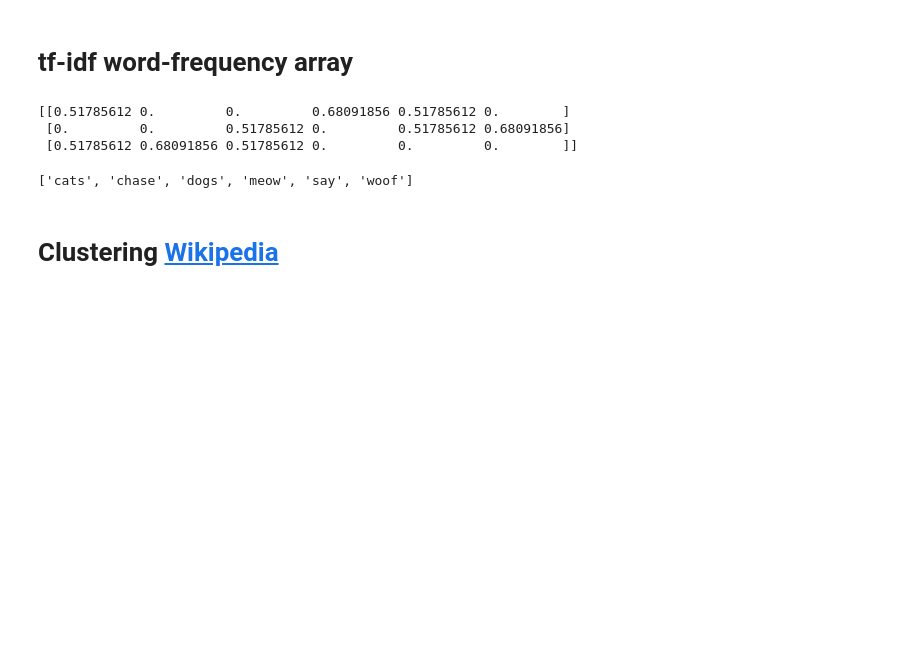
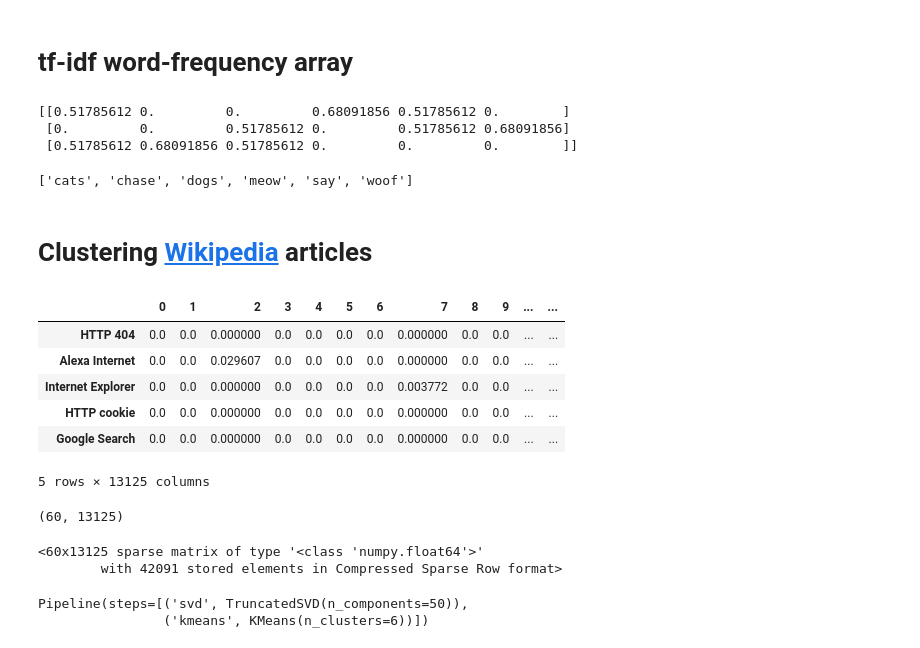
Before and after one commit to loujoseftan/DCML, a Jupyter notebook: course2-decorr.ipynb, the cells around one changed output. Drawn from its saved outputs; the diff is of its cells as text; code cells hidden in the pictures; blank space fills up the shorter version.

```diff
--- a/course2-decorr.ipynb
+++ b/course2-decorr.ipynb
@@ -211,7 +211,7 @@ words
 # %% [output]
 ['cats', 'chase', 'dogs', 'meow', 'say', 'woof']
 # %% [markdown]
-# Clustering [Wikipedia](https://blog.lateral.io/2015/06/the-unknown-perils-of-mining-wikipedia/)
+# Clustering [Wikipedia](https://blog.lateral.io/2015/06/the-unknown-perils-of-mining-wikipedia/) articles
 # %%
 from sklearn.decomposition import TruncatedSVD
 from sklearn.cluster import KMeans
@@ -229,0 +229,17 @@ model3 = Pipeline(steps)
+# %%
+# load data
+articles = pd.read_csv('https://s3.amazonaws.com/assets.datacamp.com/production/course_2141/datasets/wikipedia-vectors.csv', index_col=0)
+articles = articles.transpose()
+articles.head()
+# %% [output]
+|  | 0 | 1 | 2 | 3 | 4 | 5 | 6 | 7 | 8 | 9 | ... | ... |
+| HTTP 404 | 0.0 | 0.0 | 0.000000 | 0.0 | 0.0 | 0.0 | 0.0 | 0.000000 | 0.0 | 0.0 | ... | ... |
+| Alexa Internet | 0.0 | 0.0 | 0.029607 | 0.0 | 0.0 | 0.0 | 0.0 | 0.000000 | 0.0 | 0.0 | ... | ... |
+| Internet Explorer | 0.0 | 0.0 | 0.000000 | 0.0 | 0.0 | 0.0 | 0.0 | 0.003772 | 0.0 | 0.0 | ... | ... |
+| HTTP cookie | 0.0 | 0.0 | 0.000000 | 0.0 | 0.0 | 0.0 | 0.0 | 0.000000 | 0.0 | 0.0 | ... | ... |
+| Google Search | 0.0 | 0.0 | 0.000000 | 0.0 | 0.0 | 0.0 | 0.0 | 0.000000 | 0.0 | 0.0 | ... | ... |
+5 rows × 13125 columns
+# %%
+articles.shape
+# %% [output]
+(60, 13125)
@@ -229,0 +249,13 @@ model3 = Pipeline(steps)
+# %%
+# create csr_matrix
+articles_ = csr_matrix(articles)
+articles_
+# %% [output]
+<60x13125 sparse matrix of type '<class 'numpy.float64'>'
+        with 42091 stored elements in Compressed Sparse Row format>
+# %%
+# fit model to data
+model3.fit(articles_)
+# %% [output]
+Pipeline(steps=[('svd', TruncatedSVD(n_components=50)),
+                ('kmeans', KMeans(n_clusters=6))])
```
Also changed, not shown: parts of 5 cells of this notebook.
